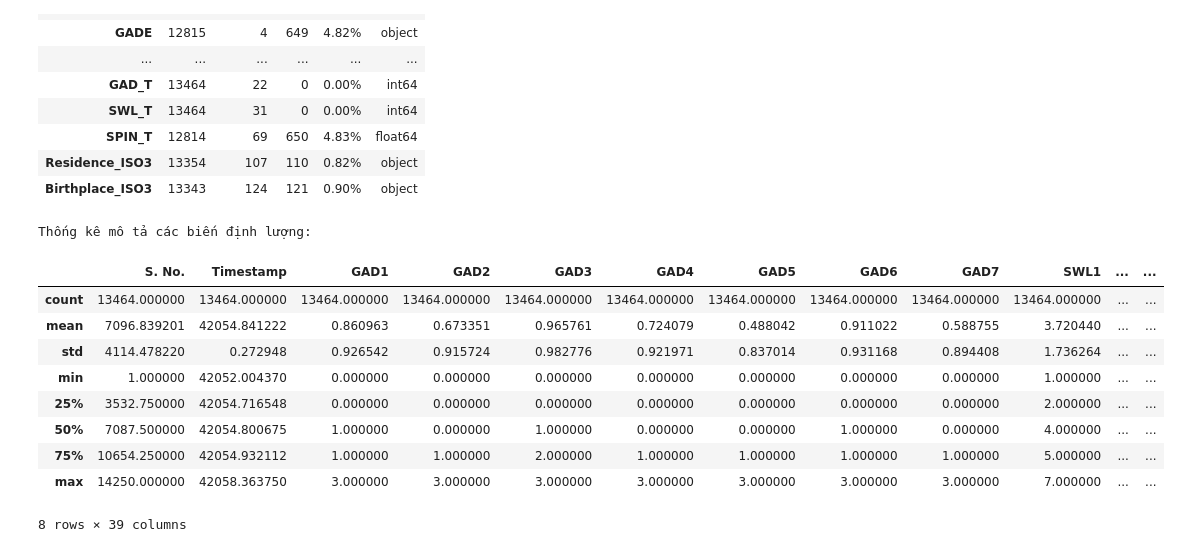
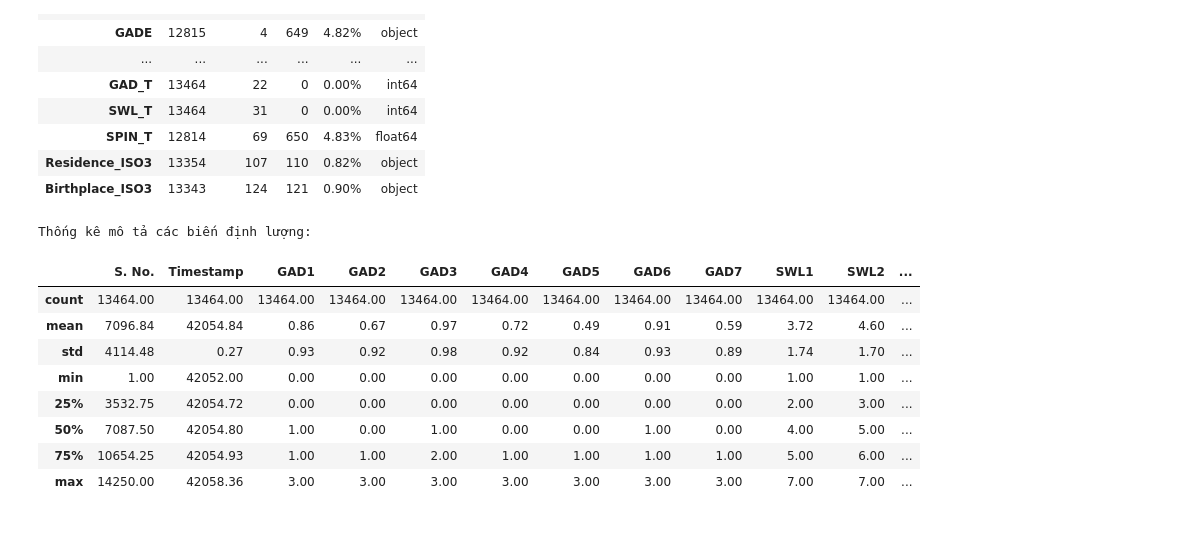
Before and after one commit to kimcheese23/Data-analytics, a Jupyter notebook: Code/Preprocessing.ipynb, the cells around one changed output. Saved outputs shown, nothing was run; the diff lists cells and outputs as text; code cells hidden in the pictures.

```diff
--- a/Code/Preprocessing.ipynb
+++ b/Code/Preprocessing.ipynb
@@ -69,16 +100,15 @@ value_check(df)
 | Birthplace_ISO3 | 13343 | 124 | 121 | 0.90% | object |
 # %%
 print('\nThống kê mô tả các biến định lượng:')
-df.describe()
+df.describe().style.format('{:.2f}')
 # %% [output]
 Thống kê mô tả các biến định lượng:
-|  | S. No. | Timestamp | GAD1 | GAD2 | GAD3 | GAD4 | GAD5 | GAD6 | GAD7 | SWL1 | ... | ... |
-| count | 13464.000000 | 13464.000000 | 13464.000000 | 13464.000000 | 13464.000000 | 13464.000000 | 13464.000000 | 13464.000000 | 13464.000000 | 13464.000000 | ... | ... |
-| mean | 7096.839201 | 42054.841222 | 0.860963 | 0.673351 | 0.965761 | 0.724079 | 0.488042 | 0.911022 | 0.588755 | 3.720440 | ... | ... |
-| std | 4114.478220 | 0.272948 | 0.926542 | 0.915724 | 0.982776 | 0.921971 | 0.837014 | 0.931168 | 0.894408 | 1.736264 | ... | ... |
-| min | 1.000000 | 42052.004370 | 0.000000 | 0.000000 | 0.000000 | 0.000000 | 0.000000 | 0.000000 | 0.000000 | 1.000000 | ... | ... |
-| 25% | 3532.750000 | 42054.716548 | 0.000000 | 0.000000 | 0.000000 | 0.000000 | 0.000000 | 0.000000 | 0.000000 | 2.000000 | ... | ... |
-| 50% | 7087.500000 | 42054.800675 | 1.000000 | 0.000000 | 1.000000 | 0.000000 | 0.000000 | 1.000000 | 0.000000 | 4.000000 | ... | ... |
-| 75% | 10654.250000 | 42054.932112 | 1.000000 | 1.000000 | 2.000000 | 1.000000 | 1.000000 | 1.000000 | 1.000000 | 5.000000 | ... | ... |
-| max | 14250.000000 | 42058.363750 | 3.000000 | 3.000000 | 3.000000 | 3.000000 | 3.000000 | 3.000000 | 3.000000 | 7.000000 | ... | ... |
+|  | S. No. | Timestamp | GAD1 | GAD2 | GAD3 | GAD4 | GAD5 | GAD6 | GAD7 | SWL1 | SWL2 | ... |
+| count | 13464.00 | 13464.00 | 13464.00 | 13464.00 | 13464.00 | 13464.00 | 13464.00 | 13464.00 | 13464.00 | 13464.00 | 13464.00 | ... |
+| mean | 7096.84 | 42054.84 | 0.86 | 0.67 | 0.97 | 0.72 | 0.49 | 0.91 | 0.59 | 3.72 | 4.60 | ... |
+| std | 4114.48 | 0.27 | 0.93 | 0.92 | 0.98 | 0.92 | 0.84 | 0.93 | 0.89 | 1.74 | 1.70 | ... |
+| min | 1.00 | 42052.00 | 0.00 | 0.00 | 0.00 | 0.00 | 0.00 | 0.00 | 0.00 | 1.00 | 1.00 | ... |
+| 25% | 3532.75 | 42054.72 | 0.00 | 0.00 | 0.00 | 0.00 | 0.00 | 0.00 | 0.00 | 2.00 | 3.00 | ... |
+| 50% | 7087.50 | 42054.80 | 1.00 | 0.00 | 1.00 | 0.00 | 0.00 | 1.00 | 0.00 | 4.00 | 5.00 | ... |
+| 75% | 10654.25 | 42054.93 | 1.00 | 1.00 | 2.00 | 1.00 | 1.00 | 1.00 | 1.00 | 5.00 | 6.00 | ... |
+| max | 14250.00 | 42058.36 | 3.00 | 3.00 | 3.00 | 3.00 | 3.00 | 3.00 | 3.00 | 7.00 | 7.00 | ... |
-8 rows × 39 columns
```
Also changed, not shown: parts of 45 cells of this notebook.
